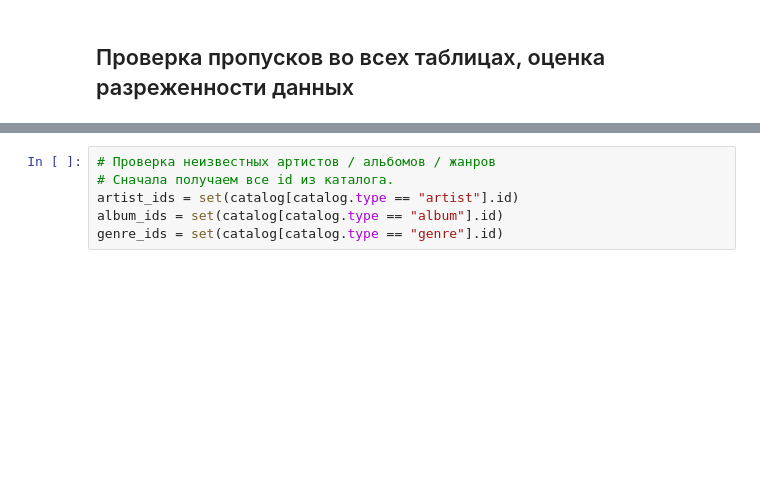
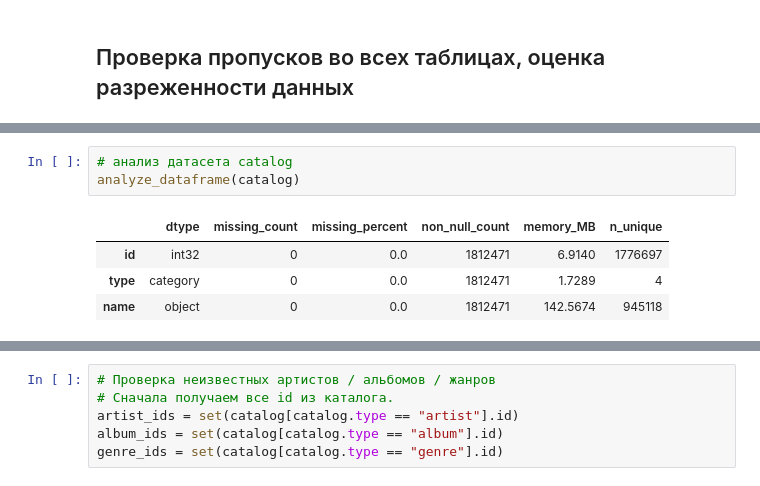
Before and after one commit to Manaam9/mle-project-sprint-4-v001, a Jupyter notebook: recommendations.ipynb, the cells around one changed output, grey strips where cells are left out. Saved outputs shown, nothing was run; the diff lists cells and outputs as text; blank space fills up the shorter version.

```diff
--- a/recommendations.ipynb
+++ b/recommendations.ipynb
@@ -230,0 +367,8 @@ memory usage:
+# %%
+# анализ датасета catalog
+analyze_dataframe(catalog)
+# %% [output]
+|  | dtype | missing_count | missing_percent | non_null_count | memory_MB | n_unique |
+| id | int32 | 0 | 0.0 | 1812471 | 6.9140 | 1776697 |
+| type | category | 0 | 0.0 | 1812471 | 1.7289 | 4 |
+| name | object | 0 | 0.0 | 1812471 | 142.5674 | 945118 |
```
Also changed, not shown: parts of 8 cells of this notebook.
